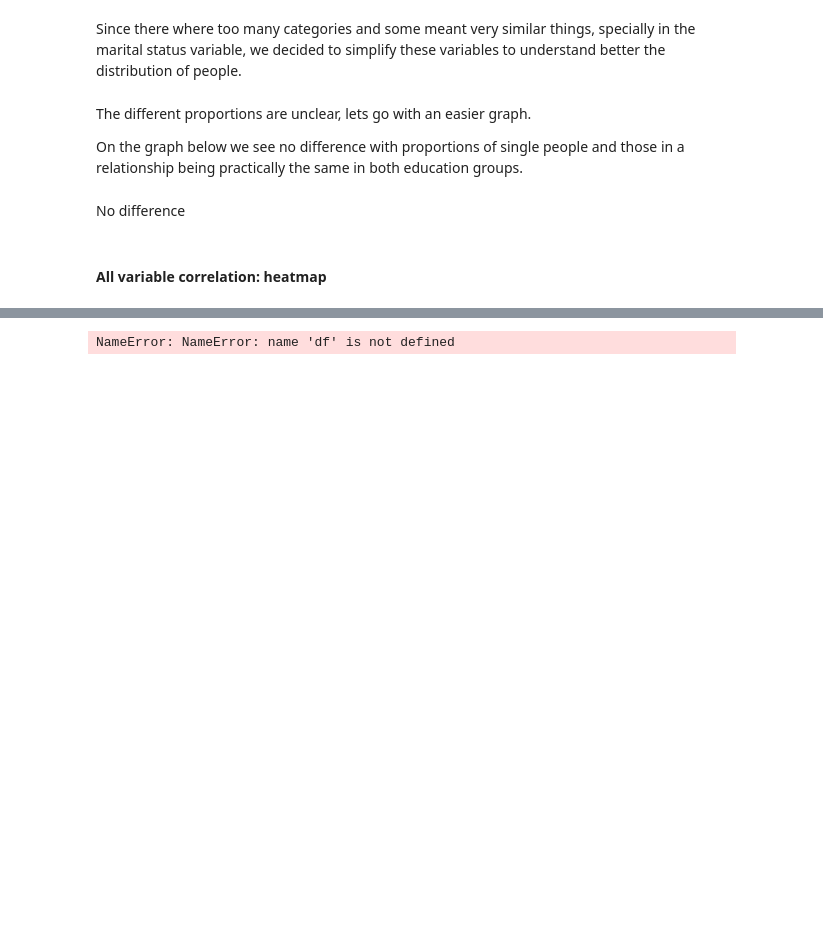
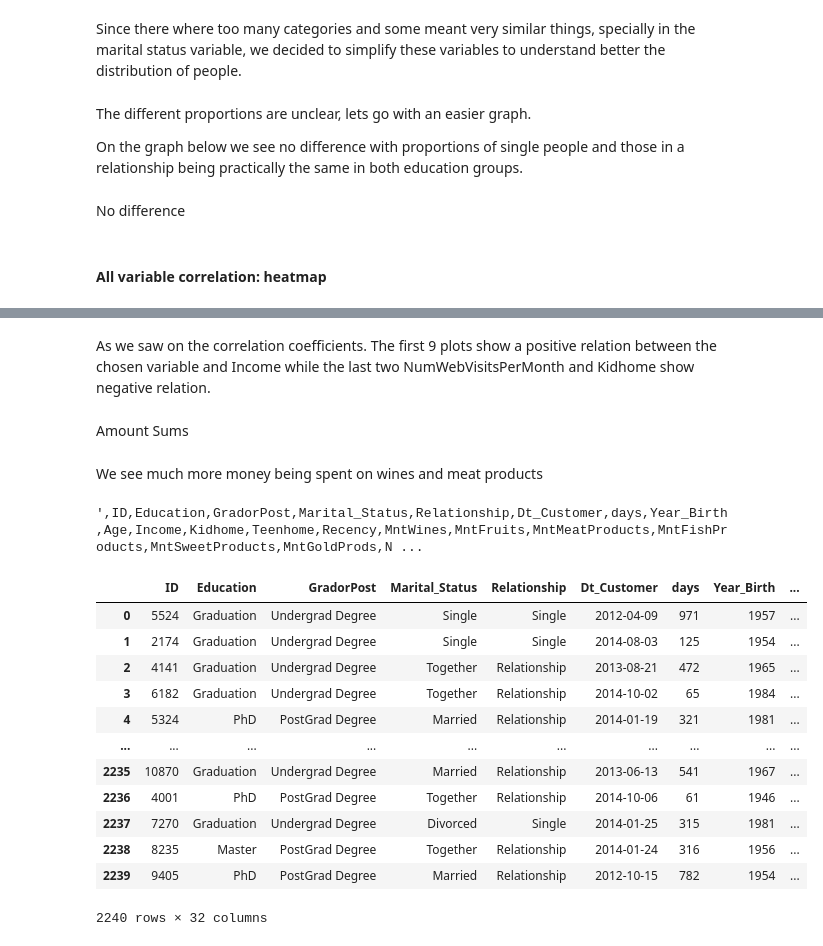
Before and after one commit to jorgecalvar/project-client-segmentation, a Jupyter notebook: exploratory_analysis.ipynb, the cells around one changed output, grey strips where cells are left out. Saved outputs shown, nothing was run; the diff lists cells and outputs as text; code cells hidden in the pictures; blank space fills up the shorter version.

```diff
--- a/exploratory_analysis.ipynb
+++ b/exploratory_analysis.ipynb
@@ -550,8 +682,33 @@ sns.pairplot(dfMnt)
+# %% [markdown]
+As we saw on the correlation coefficients. The first 9 plots show a positive relation between the chosen variable and Income while the last two NumWebVisitsPerMonth and Kidhome show negative relation.
+# %% [markdown]
+Amount Sums
 # %%
 dfMntSum=pd.DataFrame(df.iloc[:, 13:19].sum(axis=0))
 dfMntSum['Mnt'] = dfMntSum.index
-dfMntSum.columns['Total Amount spent','Category of products']
+dfMntSum.columns=['Total Amount spent','Category of products']
 dfMntSum
-px.bar(dfMntSum, x='Category of products', y='Total Amount spent')
+fig =px.bar(dfMntSum, x='Category of products', y='Total Amount spent', color='Category of products')
+fig.update_layout(showlegend=False)
-# %% [output]
-NameError: NameError: name 'df' is not defined
+# %% [markdown]
+We see much more money being spent on wines and meat products
+# %%
+df.to_csv( sep=',', encoding='utf-8')
+# %% [output]
+',ID,Education,GradorPost,Marital_Status,Relationship,Dt_Customer,days,Year_Birth,Age,Income,Kidhome,Teenhome,Recency,MntWines,MntFruits,MntMeatProducts,MntFishProducts,MntSweetProducts,MntGoldProds,N ...
+# %%
+df
+# %% [output]
+|  | ID | Education | GradorPost | Marital_Status | Relationship | Dt_Customer | days | Year_Birth | ... |
+| 0 | 5524 | Graduation | Undergrad Degree | Single | Single | 2012-04-09 | 971 | 1957 | ... |
+| 1 | 2174 | Graduation | Undergrad Degree | Single | Single | 2014-08-03 | 125 | 1954 | ... |
+| 2 | 4141 | Graduation | Undergrad Degree | Together | Relationship | 2013-08-21 | 472 | 1965 | ... |
+| 3 | 6182 | Graduation | Undergrad Degree | Together | Relationship | 2014-10-02 | 65 | 1984 | ... |
+| 4 | 5324 | PhD | PostGrad Degree | Married | Relationship | 2014-01-19 | 321 | 1981 | ... |
+| ... | ... | ... | ... | ... | ... | ... | ... | ... | ... |
+| 2235 | 10870 | Graduation | Undergrad Degree | Married | Relationship | 2013-06-13 | 541 | 1967 | ... |
+| 2236 | 4001 | PhD | PostGrad Degree | Together | Relationship | 2014-10-06 | 61 | 1946 | ... |
+| 2237 | 7270 | Graduation | Undergrad Degree | Divorced | Single | 2014-01-25 | 315 | 1981 | ... |
+| 2238 | 8235 | Master | PostGrad Degree | Together | Relationship | 2014-01-24 | 316 | 1956 | ... |
+| 2239 | 9405 | PhD | PostGrad Degree | Married | Relationship | 2012-10-15 | 782 | 1954 | ... |
+2240 rows × 32 columns
```
Also changed, not shown: parts of 4 cells of this notebook, 1 other file.
